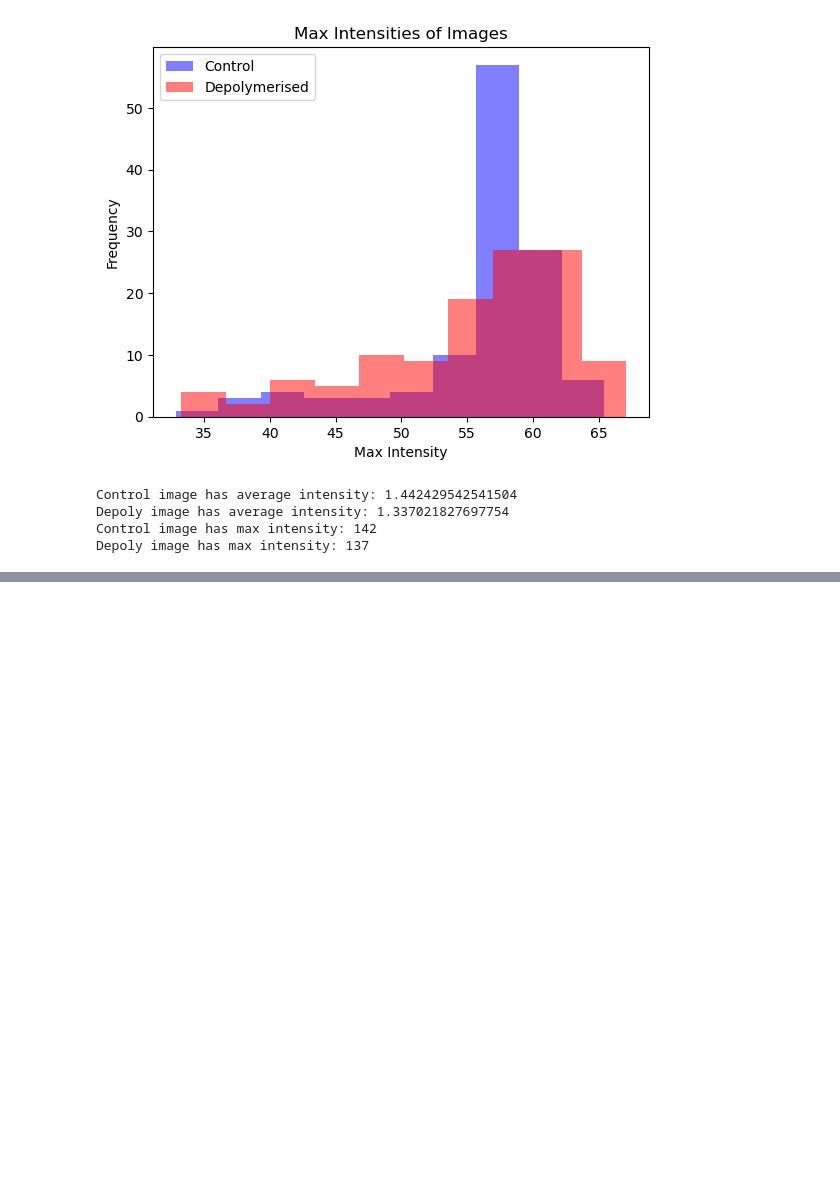
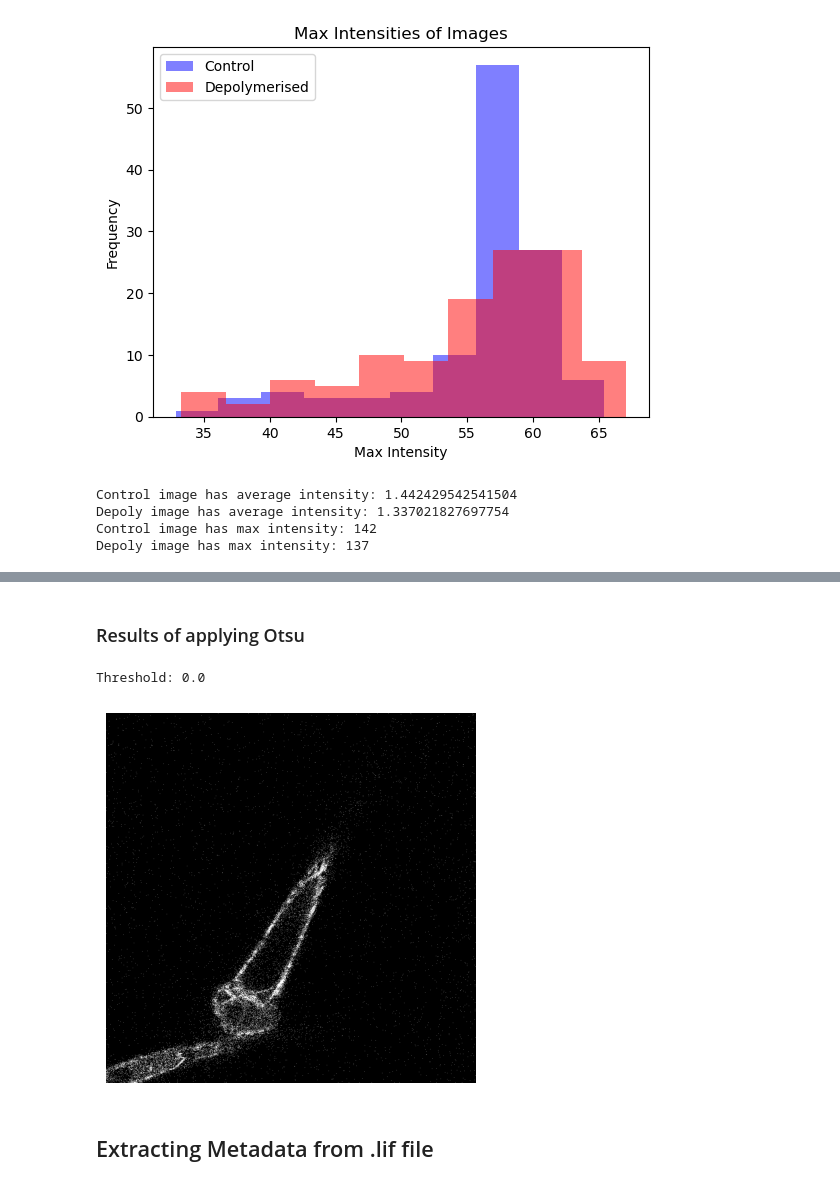
Before and after one commit to Karan0110/microsegmentation, a Jupyter notebook: JupyterNotebooks/Data Exploration.ipynb, the cells around one changed output, grey strips where cells are left out. Saved outputs shown, nothing was run; the diff lists cells and outputs as text; code cells hidden in the pictures; blank space fills up the shorter version.

```diff
--- a/JupyterNotebooks/Data Exploration.ipynb
+++ b/JupyterNotebooks/Data Exploration.ipynb
@@ -248,0 +288,15 @@ Depoly image has max intensity: 137
+# %% [markdown]
+### Results of applying Otsu
+# %%
+otsu_threshold, processed = cv2.threshold(xy_slice, 0., 1., cv2.THRESH_BINARY + cv2.THRESH_OTSU)
+
+print(f"Threshold: {otsu_threshold}")
+
+plt.imshow(processed, cmap='gray')
+plt.axis('off')
+plt.show()
+# %% [output]
+Threshold: 0.0
+[figure, added]
+# %% [markdown]
+## Extracting Metadata from .lif file
```
Also changed, not shown: parts of 7 cells of this notebook, 30 other files.
